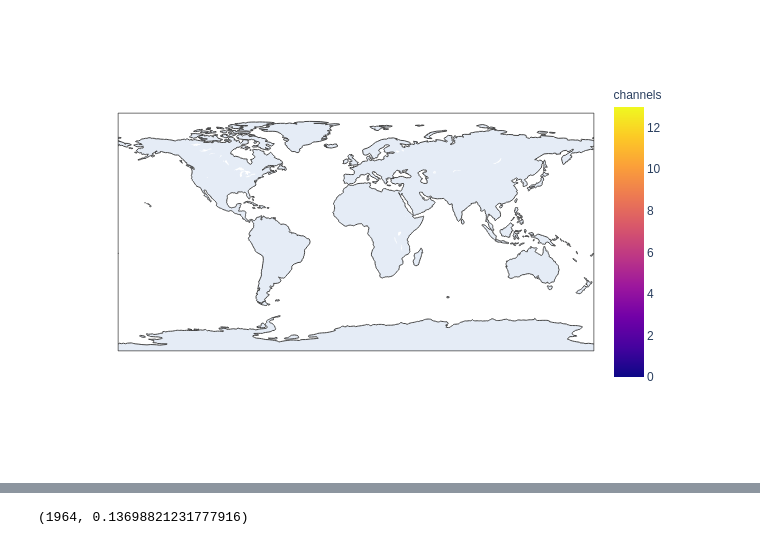
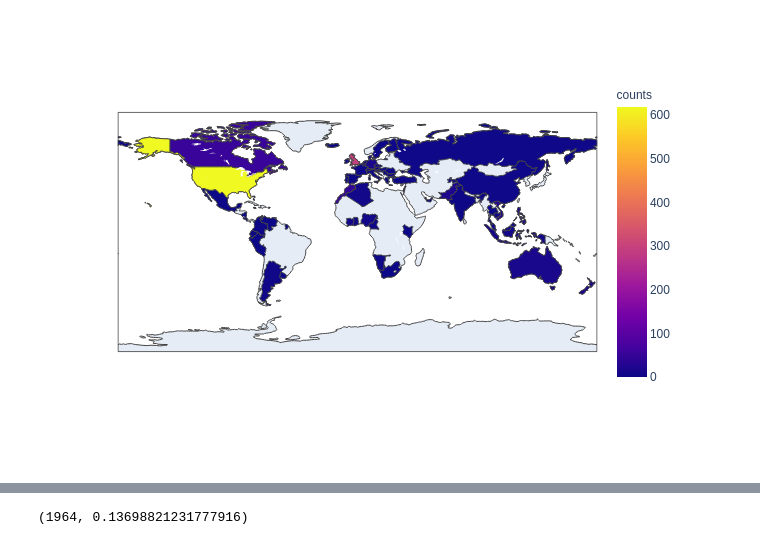
Before and after one commit to mkpetterson/Fraud_Detection, a Jupyter notebook: notebooks/Choropleth.ipynb, the cells around one changed output, grey strips where cells are left out. Saved outputs shown, nothing was run; the diff lists cells and outputs as text; code cells hidden in the pictures.

Commit message:
updated choropleth and interactive plot

```diff
--- a/notebooks/Choropleth.ipynb
+++ b/notebooks/Choropleth.ipynb
@@ -34,0 +25,12 @@ test_df = test_df[(test_df['country'] != '') & (test_df['country'] != 'A1')]
+# %%
+data2['fraud'] = data2['acct_type'].apply(lambda x: 1 if 'fraud' in x else 0)
+# %%
+fraud_df = data2[['country', 'fraud']]
+fraud_df = fraud_df[fraud_df['country'] != '']
+fraud_df = fraud_df[fraud_df['country'] != 'A1']
+fraud_df = fraud_df[fraud_df['country'] != None]
+
+fraud_df['test'] = fraud_df['country'].apply(lambda x: x if len(str(x))==2 else -1)
+fraud_df = fraud_df[fraud_df['test'] != -1]
+
+fraud_df['test']
@@ -35,3 +50,3 @@ test_df = test_df[(test_df['country'] != '') & (test_df['country'] != 'A1')]
 # %%
-country_codes = test_df['country'].values
-#test_df['country'].apply(lambda x: pcout.get(alpha_2=x).alpha_3)
+fraud_df['test'] = fraud_df['country'].apply(lambda x: pcout.get(alpha_2=x).alpha_3)
+#fraud_counts = test_df.groupby(by='country')['fraud'].sum()
@@ -41,0 +62,6 @@ pcout.get(alpha_2='US').alpha_3
+# %%
+fraud_count = fraud_df.groupby(by='test').sum()
+n_fraud = fraud_count.values.reshape(70,)
+fraud_countries = fraud_count.index.values
+n_fraud.shape, fraud_countries.shape
+master = pd.DataFrame({'countries': fraud_countries, 'counts': n_fraud})
@@ -43,9 +85,9 @@ pcout.get(alpha_2='US').alpha_3
 import plotly.express as px
 
 df = px.data.gapminder().query("year==2007")
-fig = px.choropleth(test_df, locations="country",
-                    color="channels", # lifeExp is a column of gapminder
-                    hover_name="country", # column to add to hover information
+fig = px.choropleth(master, locations="countries",
+                    color="counts", # lifeExp is a column of gapminder
+                    hover_name="countries", # column to add to hover information
                     color_continuous_scale=px.colors.sequential.Plasma)
 fig.show()
 # %% [output]
@@ -52 +95 @@ fig.show()
-[figure, old version]
+[figure, new version]
```
Also changed, not shown: parts of 10 cells of this notebook, 3 other files.
